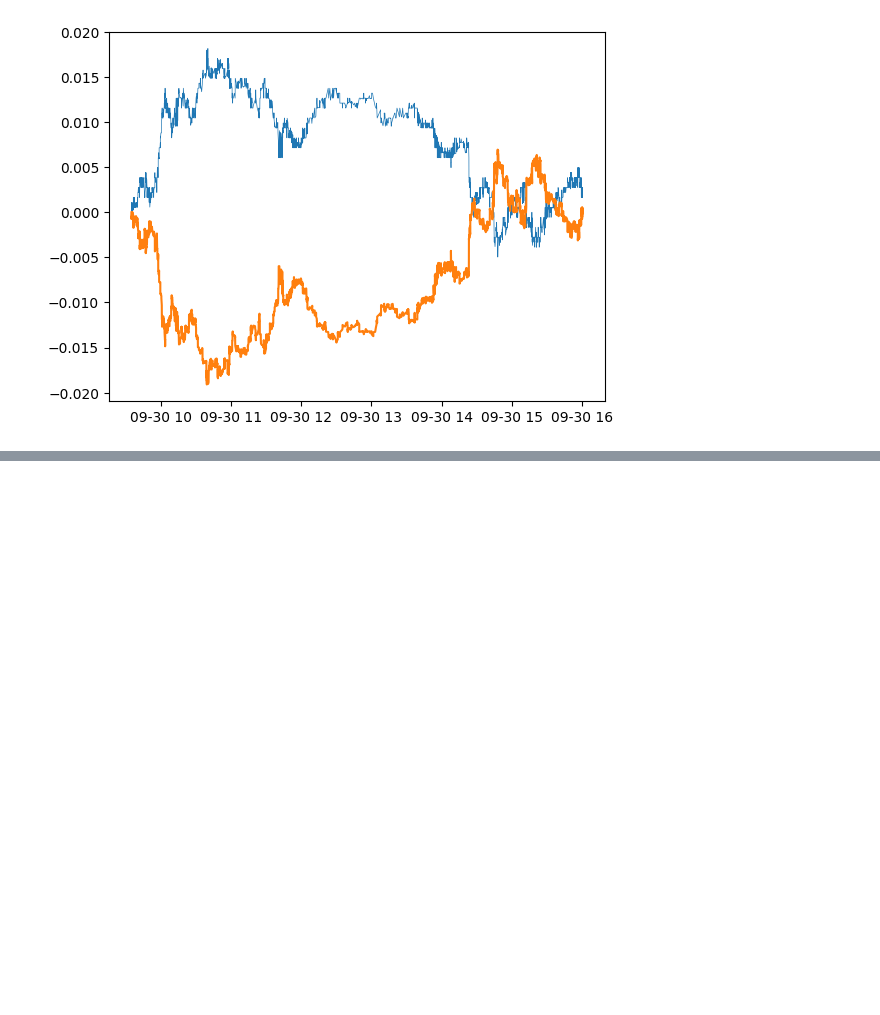
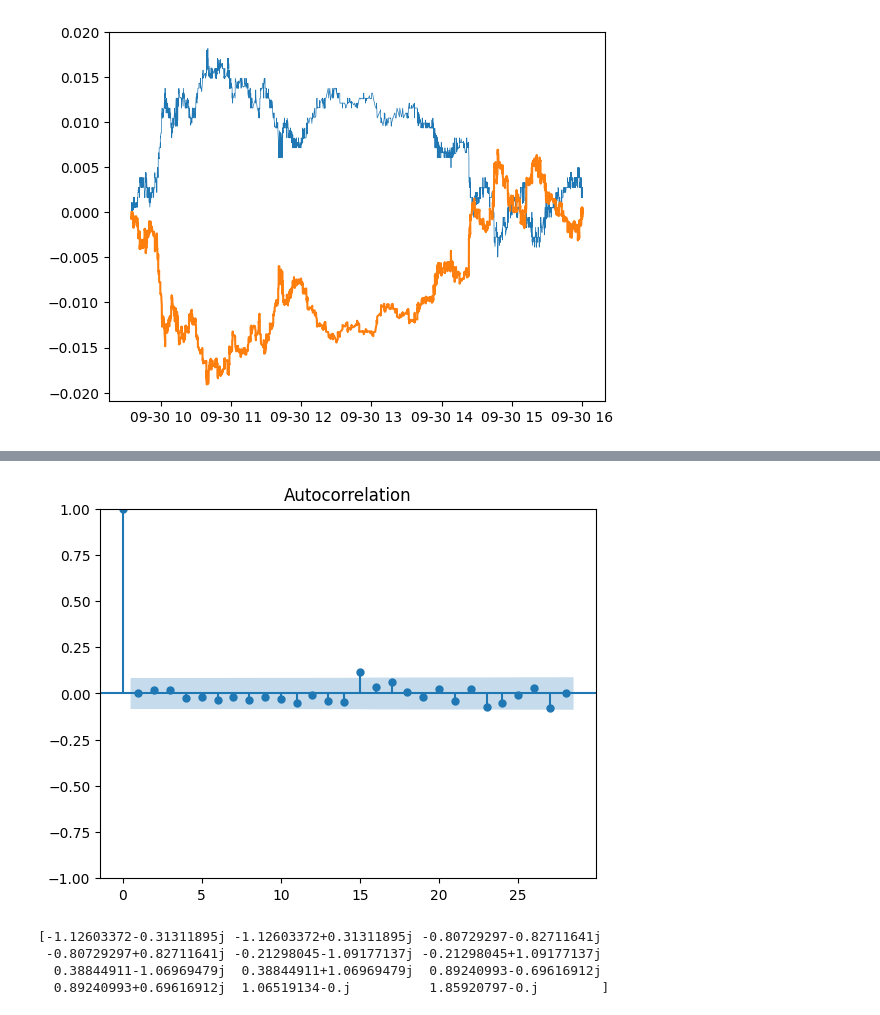
Before and after one commit to ericbeechen/TimeSeries, a Jupyter notebook: HW2.ipynb, the cells around one changed output, grey strips where cells are left out. Cells and saved outputs as stored; diff of their text form; code cells hidden in the pictures; blank space fills up the shorter version.

```diff
--- a/HW2.ipynb
+++ b/HW2.ipynb
@@ -236,0 +276,3 @@ plt.plot(predicted_cumulative)
+# %%
+arma121model = ARIMA(cpi_df['Diff'], order = (12,0,1)).fit()
+print(arma121model.summary())
@@ -236,0 +297,11 @@ plt.plot(predicted_cumulative)
+# %%
+arma121residplot = plot_acf(arma121model.resid)
+# %% [output]
+[figure, added]
+# %%
+print(arma121model.arroots)
+# %% [output]
+[-1.12603372-0.31311895j -1.12603372+0.31311895j -0.80729297-0.82711641j
+ -0.80729297+0.82711641j -0.21298045-1.09177137j -0.21298045+1.09177137j
+  0.38844911-1.06969479j  0.38844911+1.06969479j  0.89240993-0.69616912j
+  0.89240993+0.69616912j  1.06519134-0.j          1.85920797-0.j        ]
```
Also changed, not shown: parts of 23 cells of this notebook.
